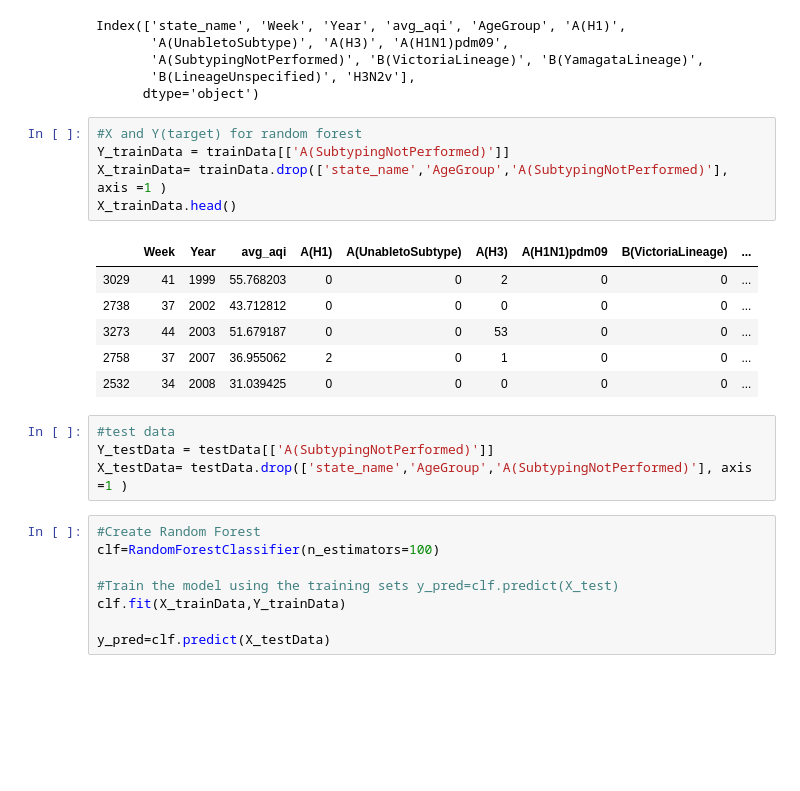
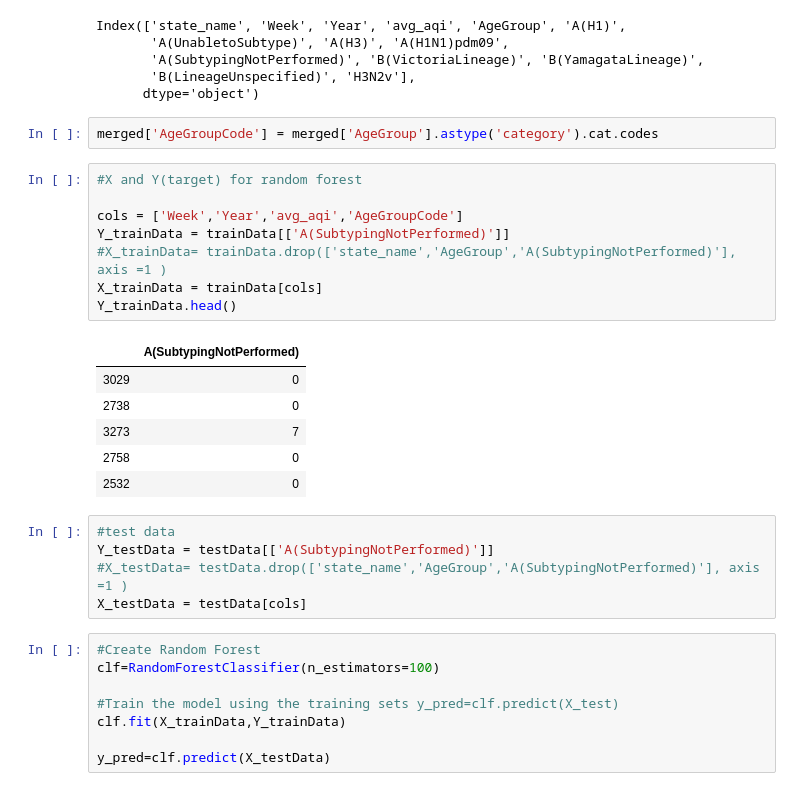
Before and after one commit to s-c-soma/cmpe255_CA_RespiratoryDiseaseVS.Airquality_Prediction-Association, a Jupyter notebook: notebooks/AQ_3-Influenza_RandomForest.ipynb, the cells around one changed output. Saved outputs shown, nothing was run; the diff lists cells and outputs as text; blank space fills up the shorter version.

```diff
--- a/notebooks/AQ_3-Influenza_RandomForest.ipynb
+++ b/notebooks/AQ_3-Influenza_RandomForest.ipynb
@@ -301,22 +301,28 @@ Index(['state_name', 'Week', 'Year', 'avg_aqi', 'AgeGroup', 'A(H1)',
        'A(SubtypingNotPerformed)', 'B(VictoriaLineage)', 'B(YamagataLineage)',
        'B(LineageUnspecified)', 'H3N2v'],
       dtype='object')
+# %%
+merged['AgeGroupCode'] = merged['AgeGroup'].astype('category').cat.codes
 # %%
 #X and Y(target) for random forest
+
+cols = ['Week','Year','avg_aqi','AgeGroupCode']
 Y_trainData = trainData[['A(SubtypingNotPerformed)']]
-X_trainData= trainData.drop(['state_name','AgeGroup','A(SubtypingNotPerformed)'], axis =1 )
-X_trainData.head()
+#X_trainData= trainData.drop(['state_name','AgeGroup','A(SubtypingNotPerformed)'], axis =1 )
+X_trainData = trainData[cols]
+Y_trainData.head()
 # %% [output]
-|  | Week | Year | avg_aqi | A(H1) | A(UnabletoSubtype) | A(H3) | A(H1N1)pdm09 | B(VictoriaLineage) | ... |
-| 3029 | 41 | 1999 | 55.768203 | 0 | 0 | 2 | 0 | 0 | ... |
-| 2738 | 37 | 2002 | 43.712812 | 0 | 0 | 0 | 0 | 0 | ... |
-| 3273 | 44 | 2003 | 51.679187 | 0 | 0 | 53 | 0 | 0 | ... |
-| 2758 | 37 | 2007 | 36.955062 | 2 | 0 | 1 | 0 | 0 | ... |
-| 2532 | 34 | 2008 | 31.039425 | 0 | 0 | 0 | 0 | 0 | ... |
+|  | A(SubtypingNotPerformed) |
+| 3029 | 0 |
+| 2738 | 0 |
+| 3273 | 7 |
+| 2758 | 0 |
+| 2532 | 0 |
 # %%
 #test data
 Y_testData = testData[['A(SubtypingNotPerformed)']]
-X_testData= testData.drop(['state_name','AgeGroup','A(SubtypingNotPerformed)'], axis =1 )
+#X_testData= testData.drop(['state_name','AgeGroup','A(SubtypingNotPerformed)'], axis =1 )
+X_testData = testData[cols]
 # %%
 #Create Random Forest
 clf=RandomForestClassifier(n_estimators=100)
```
Also changed, not shown: parts of 3 cells of this notebook, 1 other file.
